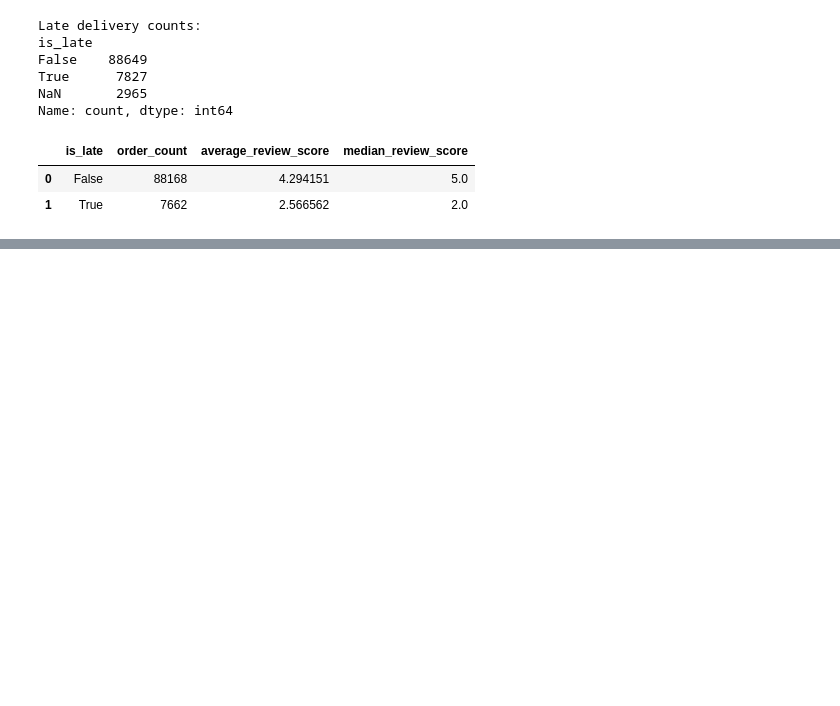
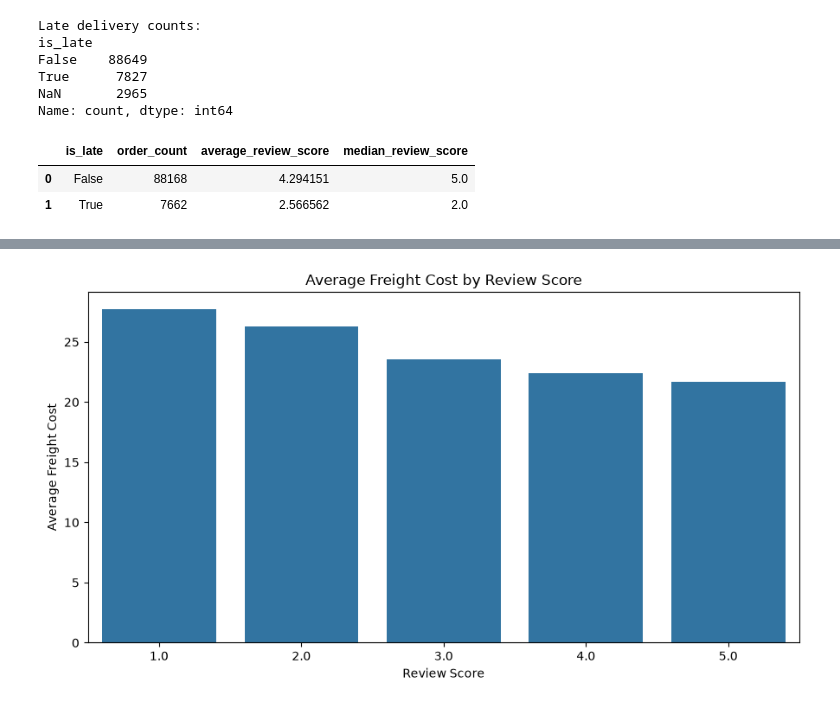
Before and after one commit to kartikeysharma2645/Real-World-Dataset-Analysis, a Jupyter notebook: notebook/real_world_dataset_analysis.ipynb, the cells around one changed output, grey strips where cells are left out. Cells and saved outputs as stored; diff of their text form; code cells hidden in the pictures; blank space fills up the shorter version.

```diff
--- a/notebook/real_world_dataset_analysis.ipynb
+++ b/notebook/real_world_dataset_analysis.ipynb
@@ -1298,0 +1381,17 @@ display(delivery_review_summary)
+# %%
+# Visualize the average freight value by review score using a bar plot
+plt.figure(figsize=(9, 5))
+
+sns.barplot(
+    data=score_value_summary,
+    x="review_score_group",
+    y="average_freight_value"
+)
+
+plt.title("Average Freight Cost by Review Score")
+plt.xlabel("Review Score")
+plt.ylabel("Average Freight Cost")
+plt.tight_layout()
+plt.show()
+# %% [output]
+[figure, added]
```
Also changed, not shown: parts of 15 cells of this notebook.
